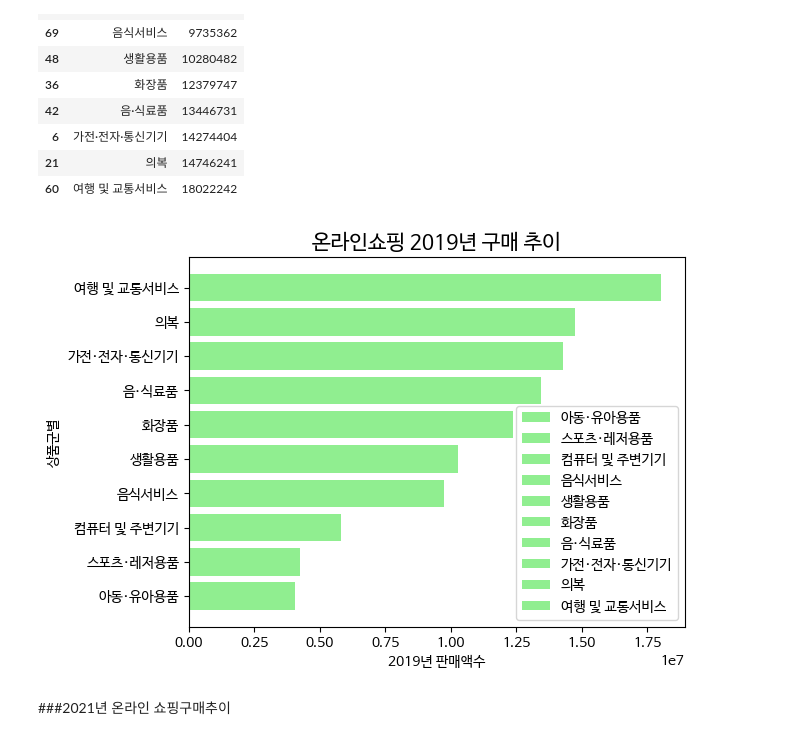
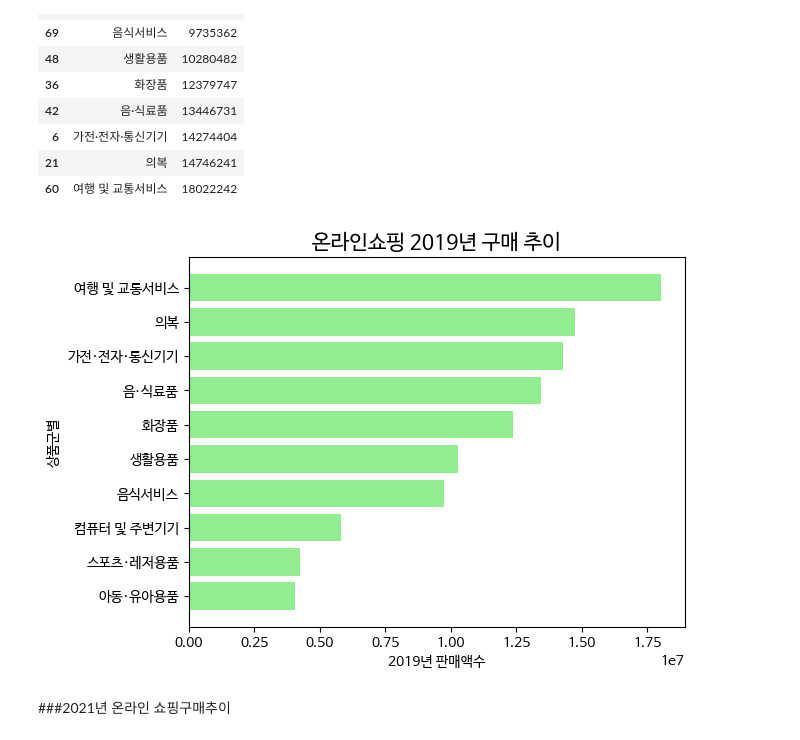
Before and after one commit to sujag281/dataanalysis, a Jupyter notebook: 과제_온라인쇼핑추이2017_202403.ipynb, the cells around one changed output. Drawn from its saved outputs; the diff is of its cells as text; code cells hidden in the pictures.

```diff
--- a/과제_온라인쇼핑추이2017_202403.ipynb
+++ b/과제_온라인쇼핑추이2017_202403.ipynb
@@ -487,21 +482,21 @@ df_2019년
 # %%
 #2019년 상위 10개 막대바그래프
 import matplotlib.pyplot as plt
 import numpy as np
 
 x=df_2019년['상품군별']
 y=df_2019년['2019년']
 labels = df_2019년['상품군별'].tolist()
 
 # plt.figure(figsize=(8,5))
 plt.title('온라인쇼핑 2019년 구매 추이',fontsize =15)
 plt.xlabel('2019년 판매액수')
 plt.ylabel('상품군별')
 plt.barh(x, y,label=labels, color='#90ee90')
-plt.legend(labels, loc='best',frameon=True)
+#plt.legend(labels, loc='best',frameon=True)
 plt.show()
 # %% [output]
-[figure, old version]
+[figure, new version]
 # %% [markdown]
 ###2021년 온라인 쇼핑구매추이
 # %%
```
Also changed, not shown: parts of 6 cells of this notebook.
